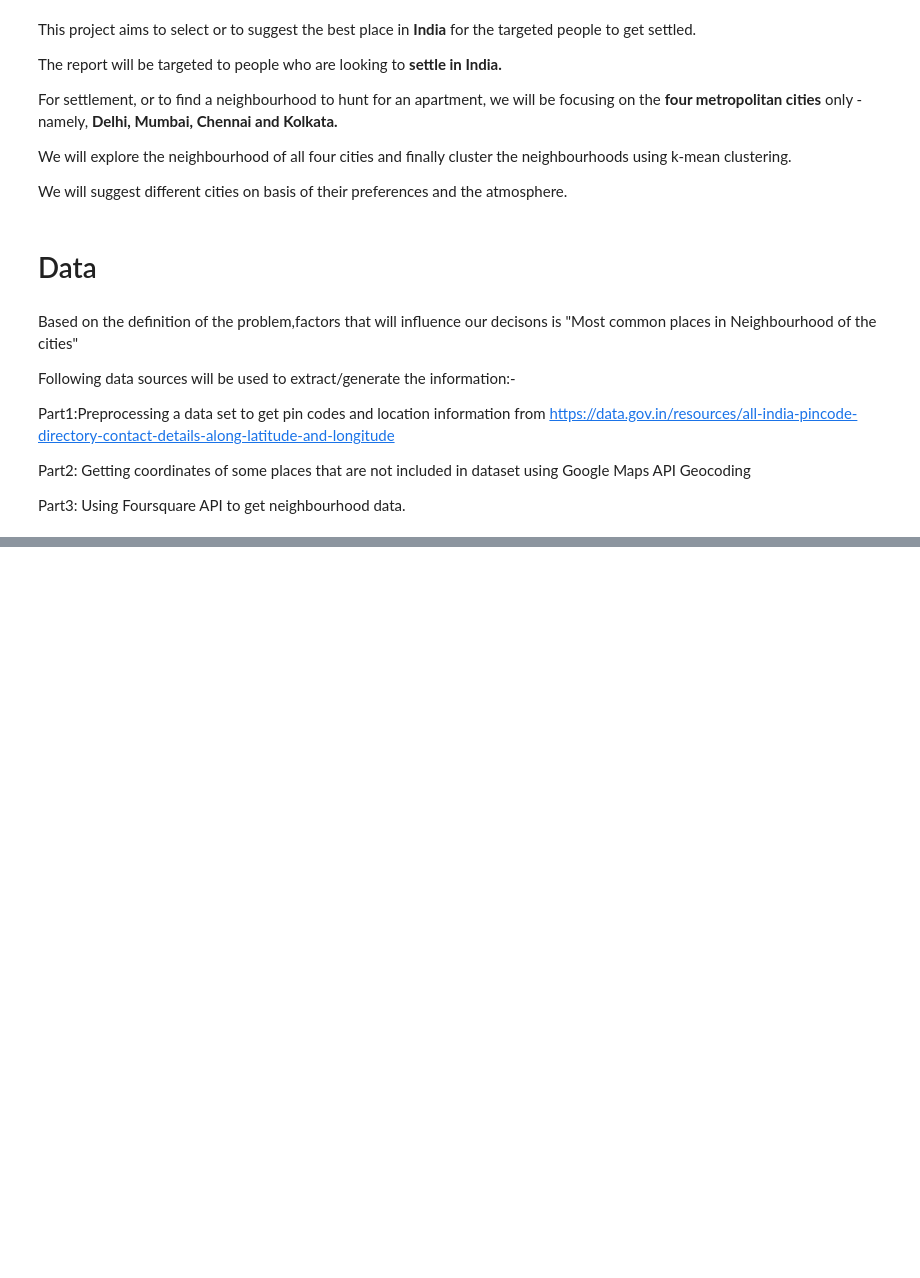
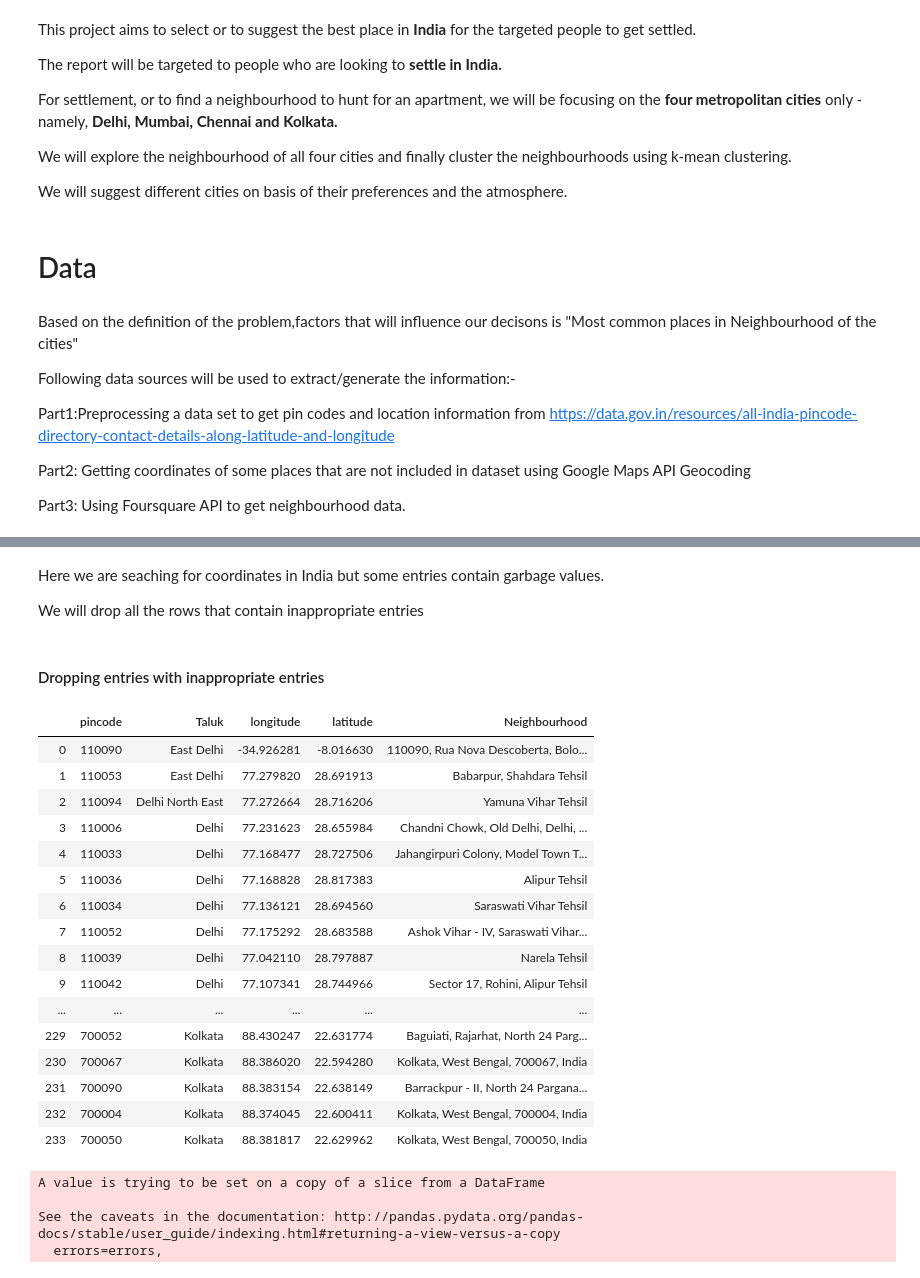
Before and after one commit to devkapilbansal/Analyzing-Neighbourhood, a Jupyter notebook: The Battle of Neighbourhood.ipynb, the cells around one changed output, grey strips where cells are left out. Saved outputs shown, nothing was run; the diff lists cells and outputs as text; code cells hidden in the pictures; blank space fills up the shorter version.

```diff
--- a/The Battle of Neighbourhood.ipynb
+++ b/The Battle of Neighbourhood.ipynb
@@ -27,0 +139,3 @@ Part3: Using Foursquare API to get neighbourhood data.
+# %%
+#Dropping Duplicate Entries
+df_metro.drop_duplicates(subset ="pincode",inplace=True)
@@ -27,0 +146,5 @@ Part3: Using Foursquare API to get neighbourhood data.
+# %%
+#Resetting the index
+df_metro.reset_index(drop=True,inplace=True)
+#Viewing first 10 rows of dataframe
+df_metro.head(10)
@@ -27,0 +179,13 @@ Part3: Using Foursquare API to get neighbourhood data.
+# %%
+geolocator = Nominatim(user_agent="kb636an@gmail.com")
+def get_coords(pincode):
+    location = geolocator.geocode(pincode)
+    latitude = location.latitude
+    longitude = location.longitude
+    address = location.address
+    name = re.findall('^.+Tehsil',location.address)
+    if len(name)==0:
+        name=address
+    else:
+        name=name[0]
+    return name,latitude,longitude
@@ -27,0 +194,11 @@ Part3: Using Foursquare API to get neighbourhood data.
+# %%
+#Function to get required data
+for i in range(len(df_metro)):
+    pincode=df_metro.loc[i]['pincode']
+    try:
+        data=get_coords(pincode)
+        df_metro.loc[i,'Neighborhood']=data[0]
+        df_metro.loc[i,'latitude']=data[1]
+        df_metro.loc[i,'longitude']=data[2]
+    except:
+        pass
@@ -27,0 +229,26 @@ Part3: Using Foursquare API to get neighbourhood data.
+# %% [markdown]
+Here we are seaching for coordinates in India but some entries contain garbage values.
+
+We will drop all the rows that contain inappropriate entries
+# %% [markdown]
+#### Dropping entries with inappropriate entries
+# %%
+df_metro
+# %% [output]
+|  | pincode | Taluk | longitude | latitude | Neighbourhood |
+| 0 | 110090 | East Delhi | -34.926281 | -8.016630 | 110090, Rua Nova Descoberta, Bolo... |
+| 1 | 110053 | East Delhi | 77.279820 | 28.691913 | Babarpur, Shahdara Tehsil |
+| 2 | 110094 | Delhi North East | 77.272664 | 28.716206 | Yamuna Vihar Tehsil |
+| 3 | 110006 | Delhi | 77.231623 | 28.655984 | Chandni Chowk, Old Delhi, Delhi, ... |
+| 4 | 110033 | Delhi | 77.168477 | 28.727506 | Jahangirpuri Colony, Model Town T... |
+| 5 | 110036 | Delhi | 77.168828 | 28.817383 | Alipur Tehsil |
+| 6 | 110034 | Delhi | 77.136121 | 28.694560 | Saraswati Vihar Tehsil |
+| 7 | 110052 | Delhi | 77.175292 | 28.683588 | Ashok Vihar - IV, Saraswati Vihar... |
+| 8 | 110039 | Delhi | 77.042110 | 28.797887 | Narela Tehsil |
+| 9 | 110042 | Delhi | 77.107341 | 28.744966 | Sector 17, Rohini, Alipur Tehsil |
+| ... | ... | ... | ... | ... | ... |
+| 229 | 700052 | Kolkata | 88.430247 | 22.631774 | Baguiati, Rajarhat, North 24 Parg... |
+| 230 | 700067 | Kolkata | 88.386020 | 22.594280 | Kolkata, West Bengal, 700067, India |
+| 231 | 700090 | Kolkata | 88.383154 | 22.638149 | Barrackpur - II, North 24 Pargana... |
+| 232 | 700004 | Kolkata | 88.374045 | 22.600411 | Kolkata, West Bengal, 700004, India |
+| 233 | 700050 | Kolkata | 88.381817 | 22.629962 | Kolkata, West Bengal, 700050, India |
@@ -27,0 +258,8 @@ Part3: Using Foursquare API to get neighbourhood data.
+# %%
+#Dropping the garbage entries
+df_metro.drop(df_metro.index[drop_rows],inplace=True)
+# %% [output]
+A value is trying to be set on a copy of a slice from a DataFrame
+
+See the caveats in the documentation: http://pandas.pydata.org/pandas-docs/stable/user_guide/indexing.html#returning-a-view-versus-a-copy
+  errors=errors,
```
Also changed, not shown: parts of 173 cells of this notebook.
